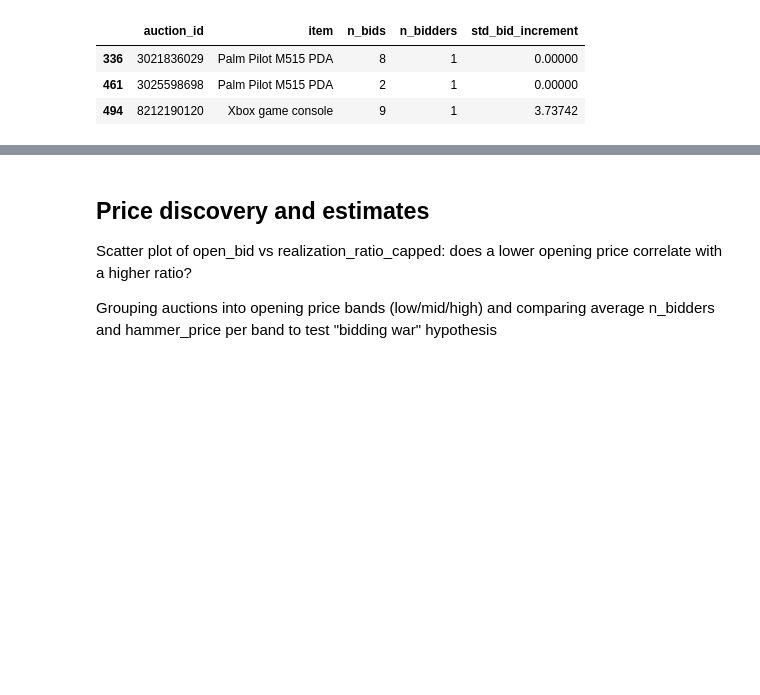
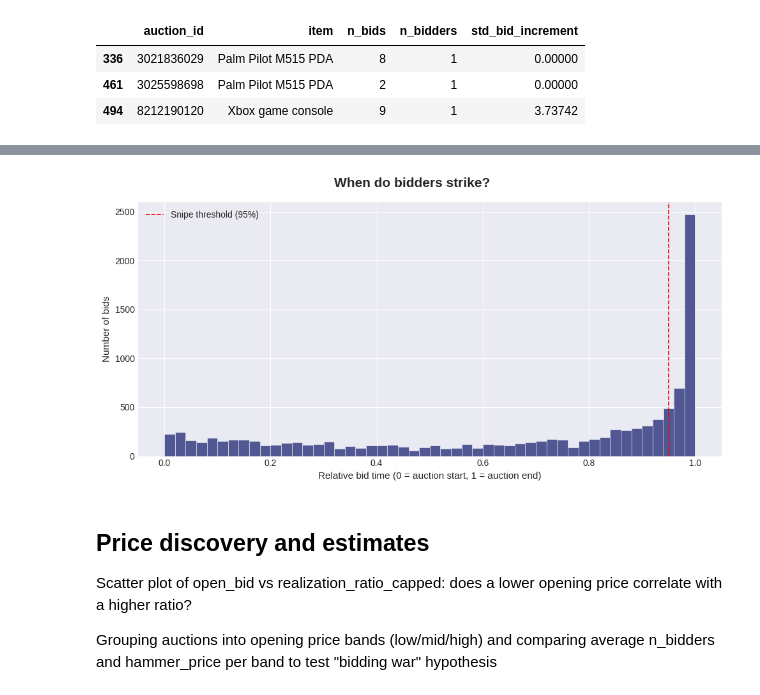
Before and after one commit to IreneGrisenti/Online_Auction_Analysis, a Jupyter notebook: notebooks/analysis.ipynb, the cells around one changed output, grey strips where cells are left out. Drawn from its saved outputs; the diff is of its cells as text; code cells hidden in the pictures; blank space fills up the shorter version.

```diff
--- a/notebooks/analysis.ipynb
+++ b/notebooks/analysis.ipynb
@@ -347,3 +432,20 @@ Visualise bid timing distribution with histogram of relative_bid_time to show th
+# %%
+fig5, ax = plt.subplots(figsize=(10,5))
+fig5.suptitle("When do bidders strike?", fontsize=15, fontweight="bold")
+
+ax.hist(auction_df_clean["relative_bid_time"], bins=50, color=PALETTE[1], edgecolor="white", linewidth=0.4, alpha=0.9)
+
+ax.axvline(0.95, color="red", linestyle="--", linewidth=1.2, label="Snipe threshold (95%)")
+
+ax.set_xlabel("Relative bid time (0 = auction start, 1 = auction end)", fontsize=11)
+ax.set_ylabel("Number of bids", fontsize=11)
+ax.legend(fontsize=10)
+
+plt.tight_layout()
+plt.savefig("../img/05_bid_timing_distribution.png", dpi=150, bbox_inches="tight")
+plt.show()
+# %% [output]
+[figure, added]
 # %% [markdown]
 ## Price discovery and estimates
 
```
Also changed, not shown: parts of 11 cells of this notebook, 5 other files.
